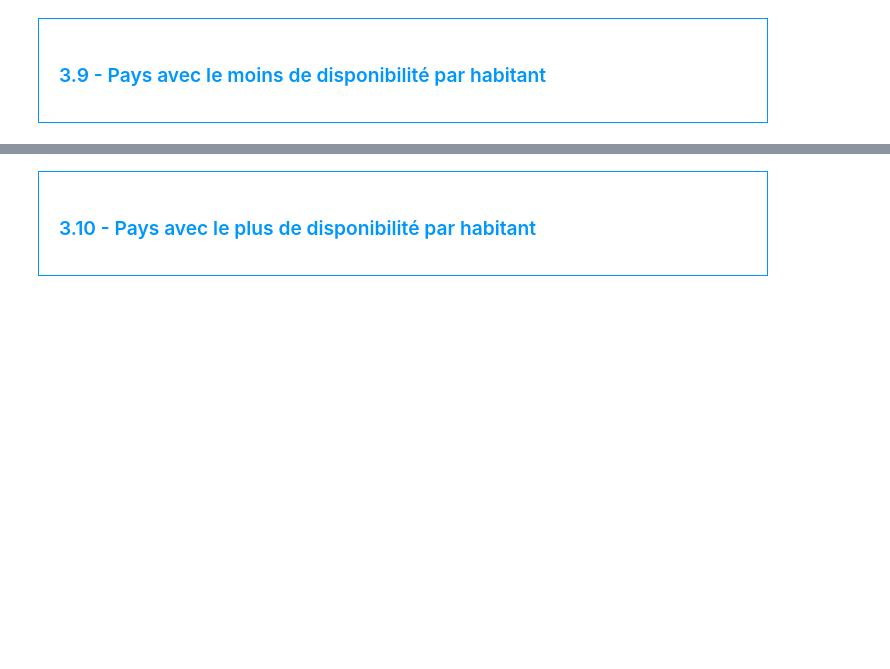
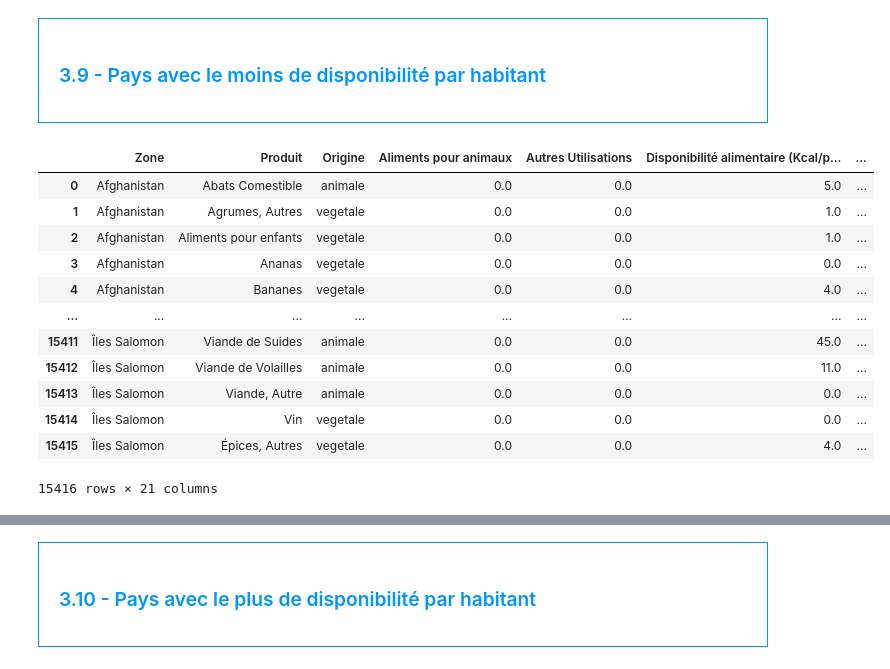
Before and after one commit to makokuzii/conduct-public-health, a Jupyter notebook: 2024-04-18_conduct-public-health.ipynb, the cells around one changed output, grey strips where cells are left out. Cells and saved outputs as stored; diff of their text form; code cells hidden in the pictures; blank space fills up the shorter version.

```diff
--- a/2024-04-18_conduct-public-health.ipynb
+++ b/2024-04-18_conduct-public-health.ipynb
@@ -42,6 +42,10 @@ La liste des céréales est difficile a trouver ...
 #Importation de la librairie Pandas
 import pandas as pd
 import numpy as np
+import warnings
+
+warnings.filterwarnings("ignore")
+pd.set_option('display.max_columns', None)
 # %% [markdown]
 <div style="border: 1px solid RGB(0,150,250);" >
 <h3 style="margin: auto; padding: 20px; color: RGB(0,150,250); ">1.2 - Chargement des fichiers Excel</h3>
@@ -314,8 +308,8 @@ dispo_alimentaire.head()
 | 4 | Afghanistan | Bananes | vegetale | 0.0 | 0.0 | 4.0 | ... |
 # %%
 #Calcul du nombre d'humains pouvant être nourris
-dispo_alimentaire["Disponibilité alimentaire en million (Kcal/jour)"] = np.round((dispo_alimentaire["Disponibilité alimentaire (Kcal/personne/jour)"]*dispo_alimentaire["Population"])/1000000,2)
+dispo_alimentaire["Disponibilité alimentaire en million (Kcal/jour)"] = np.round((dispo_alimentaire["Disponibilité alimentaire (Kcal/personne/jour)"]*dispo_alimentaire["Population"]),2)
 total_dispo_alimentaire = np.round(dispo_alimentaire['Disponibilité alimentaire en million (Kcal/jour)'].sum())
 humain_pouvant_nourris = total_dispo_alimentaire/2500
-print(humain_pouvant_nourris)
+print("{:.2} billion".format(humain_pouvant_nourris/1_000_000_000))
 # %% [output]
@@ -338,3 +340,5 @@ dispo_alimentaire_vegetaux['dispo_kcal'] = dispo_alimentaire_vegetaux['Disponibi
 </div>
 # %%
 #Calcul de la disponibilité totale
+dispo_alimentaire_total = dispo_alimentaire["Disponibilité intérieure"].sum()
+print("{:.2f} million".format(dispo_alimentaire_total/1_000_000))
@@ -342,0 +347,9 @@ dispo_alimentaire_vegetaux['dispo_kcal'] = dispo_alimentaire_vegetaux['Disponibi
+# %%
+#création d'une boucle for pour afficher les différentes valeurs en fonction des colonnes aliments pour animaux, pertes, nourritures,
+columns = ['Aliments pour animaux', 'Pertes', 'Nourriture']
+
+for col in columns:
+    dispo_alimentaire[col].fillna(0, inplace=True)
+    dispo_alimentaire_sum = dispo_alimentaire[col].sum()
+    dispo_alimentaire_proportion = dispo_alimentaire_sum / dispo_alimentaire_total
+    print(f"{col} proportion is {dispo_alimentaire_proportion*100:.2f}%")
@@ -384,5 +520,21 @@ dispo_alimentaire_vegetaux['dispo_kcal'] = dispo_alimentaire_vegetaux['Disponibi
 <div style="border: 1px solid RGB(0,150,250);" >
 <h3 style="margin: auto; padding: 20px; color: RGB(0,150,250); ">3.9 - Pays avec le moins de disponibilité par habitant</h3>
 </div>
+# %%
+dispo_alimentaire
+# %% [output]
+|  | Zone | Produit | Origine | Aliments pour animaux | Autres Utilisations | Disponibilité alimentaire (Kcal/p... | ... |
+| 0 | Afghanistan | Abats Comestible | animale | 0.0 | 0.0 | 5.0 | ... |
+| 1 | Afghanistan | Agrumes, Autres | vegetale | 0.0 | 0.0 | 1.0 | ... |
+| 2 | Afghanistan | Aliments pour enfants | vegetale | 0.0 | 0.0 | 1.0 | ... |
+| 3 | Afghanistan | Ananas | vegetale | 0.0 | 0.0 | 0.0 | ... |
+| 4 | Afghanistan | Bananes | vegetale | 0.0 | 0.0 | 4.0 | ... |
+| ... | ... | ... | ... | ... | ... | ... | ... |
+| 15411 | Îles Salomon | Viande de Suides | animale | 0.0 | 0.0 | 45.0 | ... |
+| 15412 | Îles Salomon | Viande de Volailles | animale | 0.0 | 0.0 | 11.0 | ... |
+| 15413 | Îles Salomon | Viande, Autre | animale | 0.0 | 0.0 | 0.0 | ... |
+| 15414 | Îles Salomon | Vin | vegetale | 0.0 | 0.0 | 0.0 | ... |
+| 15415 | Îles Salomon | Épices, Autres | vegetale | 0.0 | 0.0 | 4.0 | ... |
+15416 rows × 21 columns
 # %%
 #Calcul de la disponibilité en kcal par personne par jour par pays
```
Also changed, not shown: parts of 33 cells of this notebook, 1 other file.
